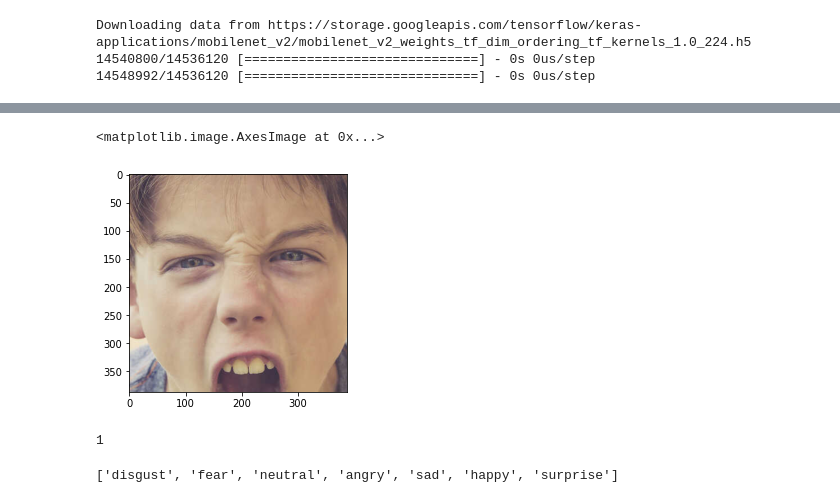
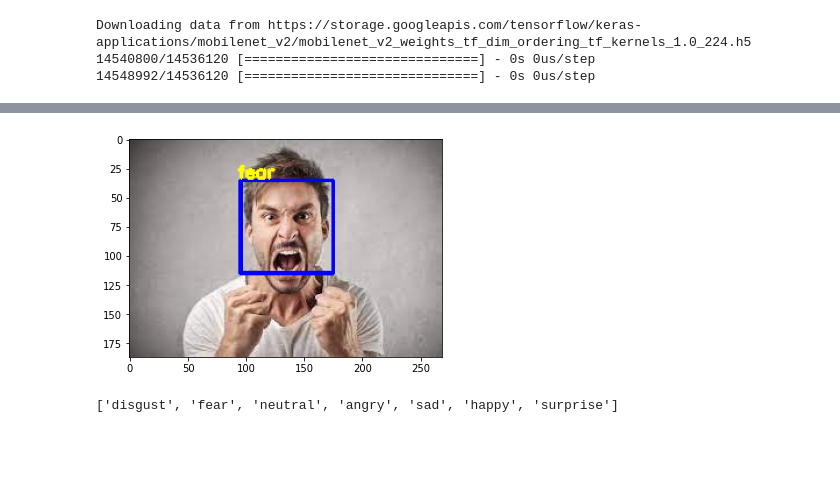
Before and after one commit to jainrasik/Face-emotion-Recognisation, a Jupyter notebook: Individual_colab_Face_Emotion_Recognisation_Rasik_jain.ipynb, the cells around one changed output, grey strips where cells are left out. Saved outputs shown, nothing was run; the diff lists cells and outputs as text; code cells hidden in the pictures; blank space fills up the shorter version.

```diff
--- a/Individual_colab_Face_Emotion_Recognisation_Rasik_jain.ipynb
+++ b/Individual_colab_Face_Emotion_Recognisation_Rasik_jain.ipynb
@@ -197,11 +213,6 @@ for x,y,w,h in faces:
   else:
     for (ex,ey,ew,eh) in facess:
       face_roi=roi_color[ey:ey+eh,ex:ex+ew]
-# %%
-plt.imshow(cv2.cvtColor(face_roi,cv2.COLOR_BGR2RGB))
-# %% [output]
-<matplotlib.image.AxesImage at 0x...>
-[figure, removed]
 # %%
 final_image=cv2.resize(face_roi,(img_size,img_size))
 final_image=np.expand_dims(final_image,axis=0)
@@ -211,11 +220,16 @@ predict=new_model.predict(final_image)
-# %%
-np.argmax(predict)
-# %% [output]
-1
-# %%
-Classes
-# %% [output]
-['disgust', 'fear', 'neutral', 'angry', 'sad', 'happy', 'surprise']
+# %%
+predict=new_model.predict(final_image)
+label=Classes[np.argmax(predict)]
+label_position=(x-2,y-2)
+cv2.putText(frame,label,label_position,cv2.FONT_HERSHEY_SIMPLEX,0.5,(0,255,255),2)
+plt.imshow(cv2.cvtColor(frame,cv2.COLOR_BGR2RGB))
+plt.show()
+# %% [output]
+[figure, added]
+# %%
+def image2emotion(img):
+# %% [output]
+['disgust', 'fear', 'neutral', 'angry', 'sad', 'happy', 'surprise']
 # %%
 from IPython.display import display, Javascript
 from google.colab.output import eval_js
```
Also changed, not shown: parts of 12 cells of this notebook.
